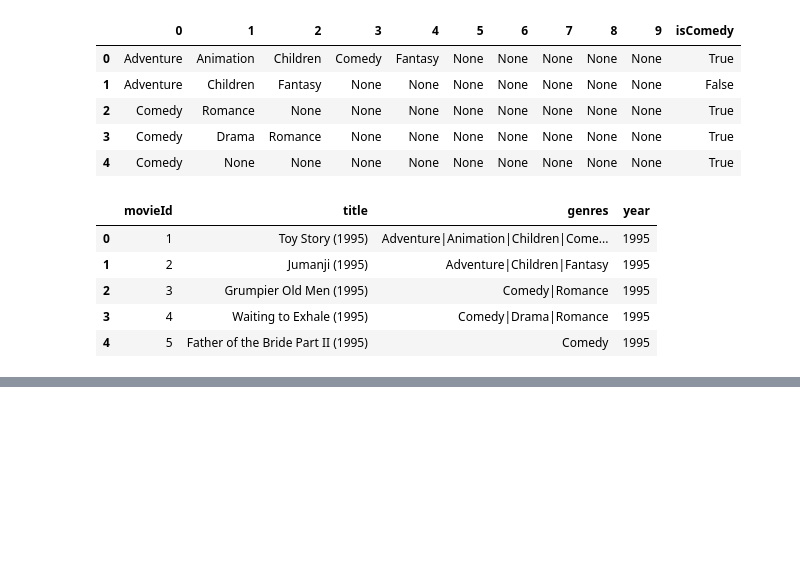
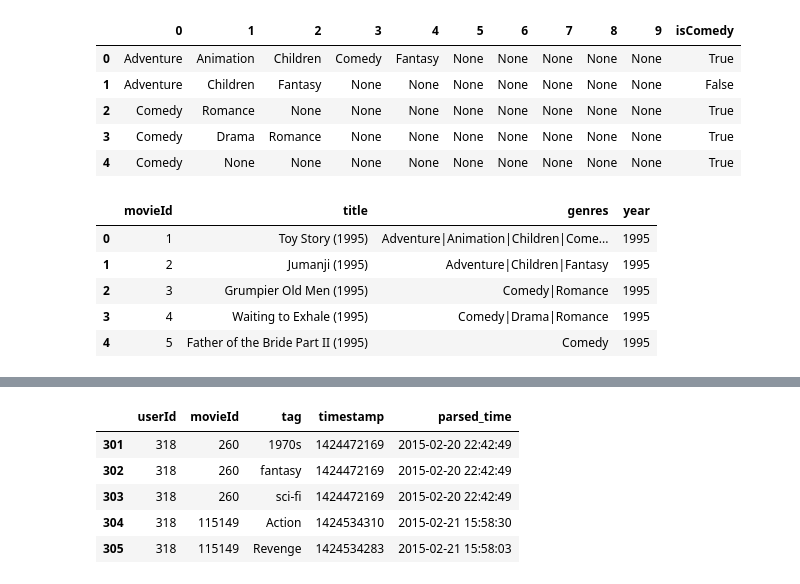
Before and after one commit to dmsergio/data-science-examples, a Jupyter notebook: movielens/movielens.ipynb, the cells around one changed output, grey strips where cells are left out. Saved outputs shown, nothing was run; the diff lists cells and outputs as text; code cells hidden in the pictures; blank space fills up the shorter version.

```diff
--- a/movielens/movielens.ipynb
+++ b/movielens/movielens.ipynb
@@ -422,0 +455,12 @@ movies.head()
+# %%
+# create filters based on timestamps
+greater_than_t = tags['parsed_time'] > '2015-01-01'
+selected_rows = tags[greater_than_t]
+selected_rows.head()
+# %% [output]
+|  | userId | movieId | tag | timestamp | parsed_time |
+| 301 | 318 | 260 | 1970s | 1424472169 | 2015-02-20 22:42:49 |
+| 302 | 318 | 260 | fantasy | 1424472169 | 2015-02-20 22:42:49 |
+| 303 | 318 | 260 | sci-fi | 1424472169 | 2015-02-20 22:42:49 |
+| 304 | 318 | 115149 | Action | 1424534310 | 2015-02-21 15:58:30 |
+| 305 | 318 | 115149 | Revenge | 1424534283 | 2015-02-21 15:58:03 |
```
Also changed, not shown: parts of 10 cells of this notebook.
